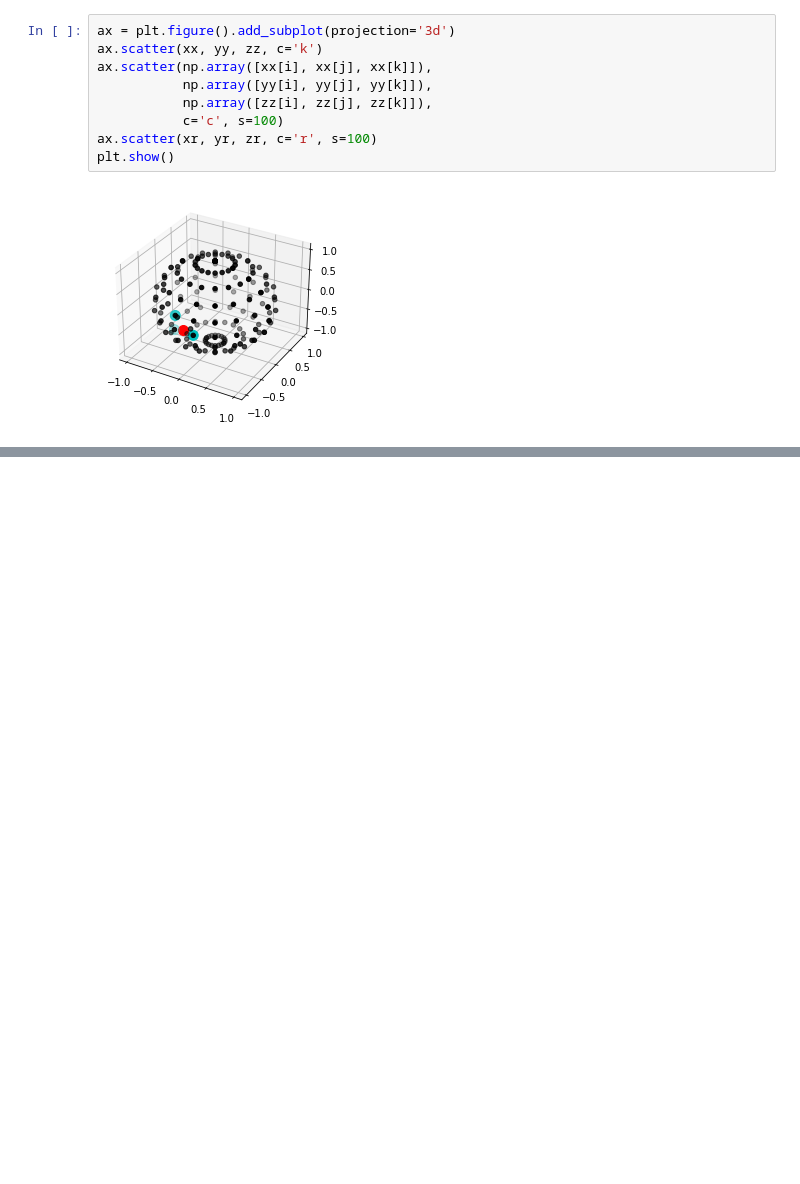
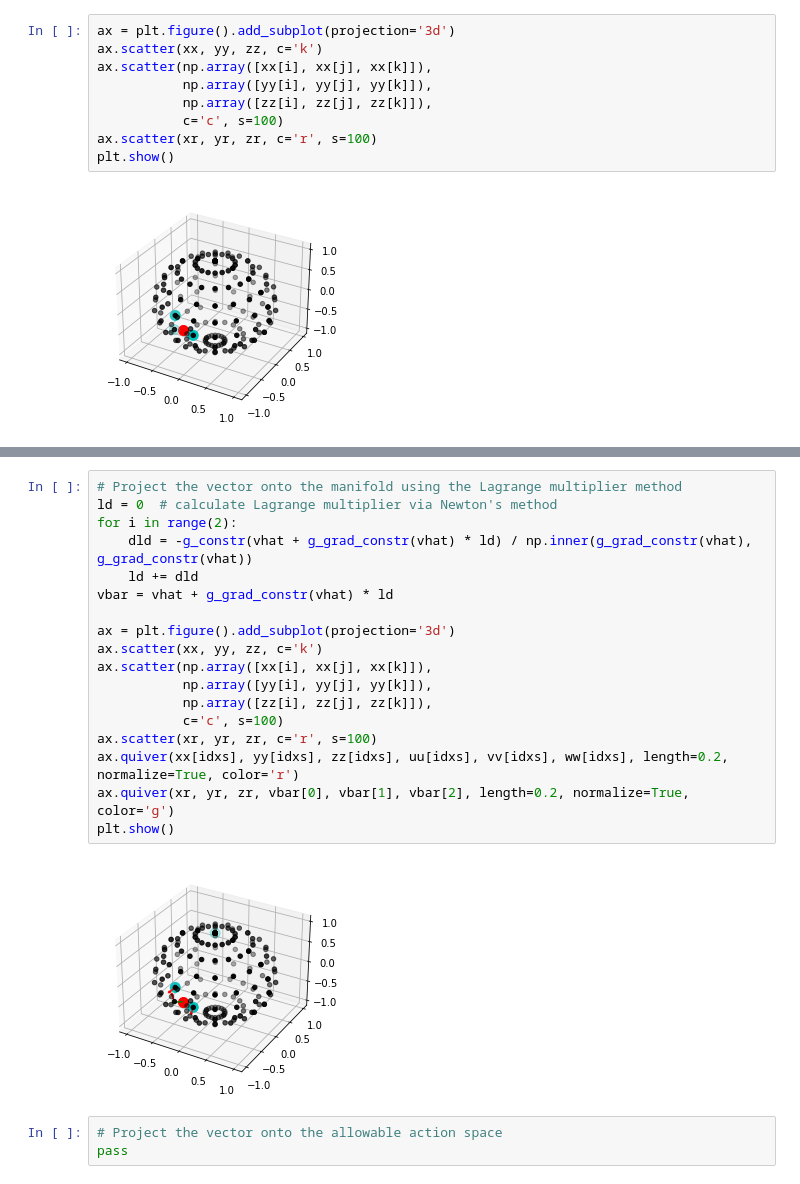
Before and after one commit to rytse/camoc-multiagent, a Jupyter notebook: graphgen.ipynb, the cells around one changed output, grey strips where cells are left out. Saved outputs shown, nothing was run; the diff lists cells and outputs as text; blank space fills up the shorter version.

```diff
--- a/graphgen.ipynb
+++ b/graphgen.ipynb
@@ -75,0 +119,23 @@ plt.show()
+# %%
+# Project the vector onto the manifold using the Lagrange multiplier method
+ld = 0  # calculate Lagrange multiplier via Newton's method
+for i in range(2):
+    dld = -g_constr(vhat + g_grad_constr(vhat) * ld) / np.inner(g_grad_constr(vhat), g_grad_constr(vhat))
+    ld += dld
+vbar = vhat + g_grad_constr(vhat) * ld
+
+ax = plt.figure().add_subplot(projection='3d')
+ax.scatter(xx, yy, zz, c='k')
+ax.scatter(np.array([xx[i], xx[j], xx[k]]),
+           np.array([yy[i], yy[j], yy[k]]),
+           np.array([zz[i], zz[j], zz[k]]),
+           c='c', s=100)
+ax.scatter(xr, yr, zr, c='r', s=100)
+ax.quiver(xx[idxs], yy[idxs], zz[idxs], uu[idxs], vv[idxs], ww[idxs], length=0.2, normalize=True, color='r')
+ax.quiver(xr, yr, zr, vbar[0], vbar[1], vbar[2], length=0.2, normalize=True, color='g')
+plt.show()
+# %% [output]
+[figure, added]
+# %%
+# Project the vector onto the allowable action space
+pass
```
Also changed, not shown: parts of 4 cells of this notebook.
